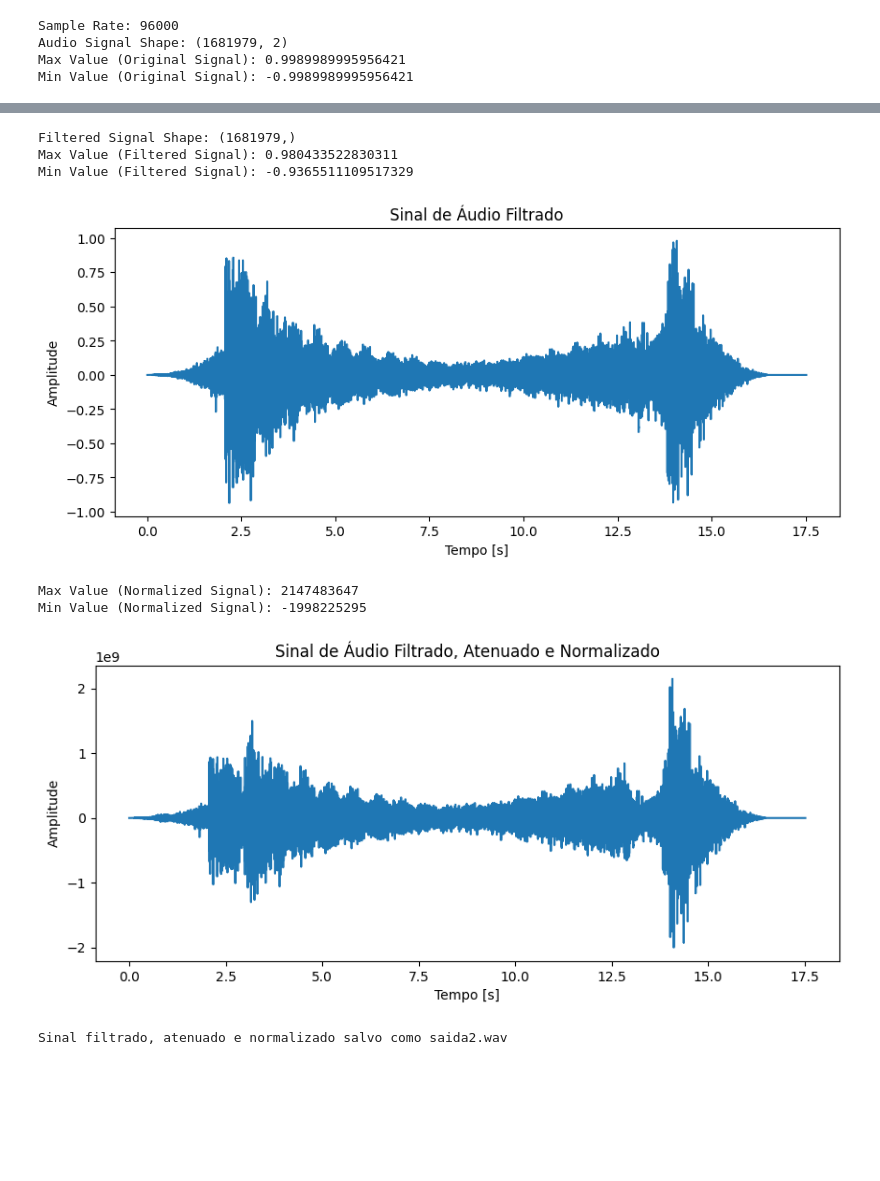
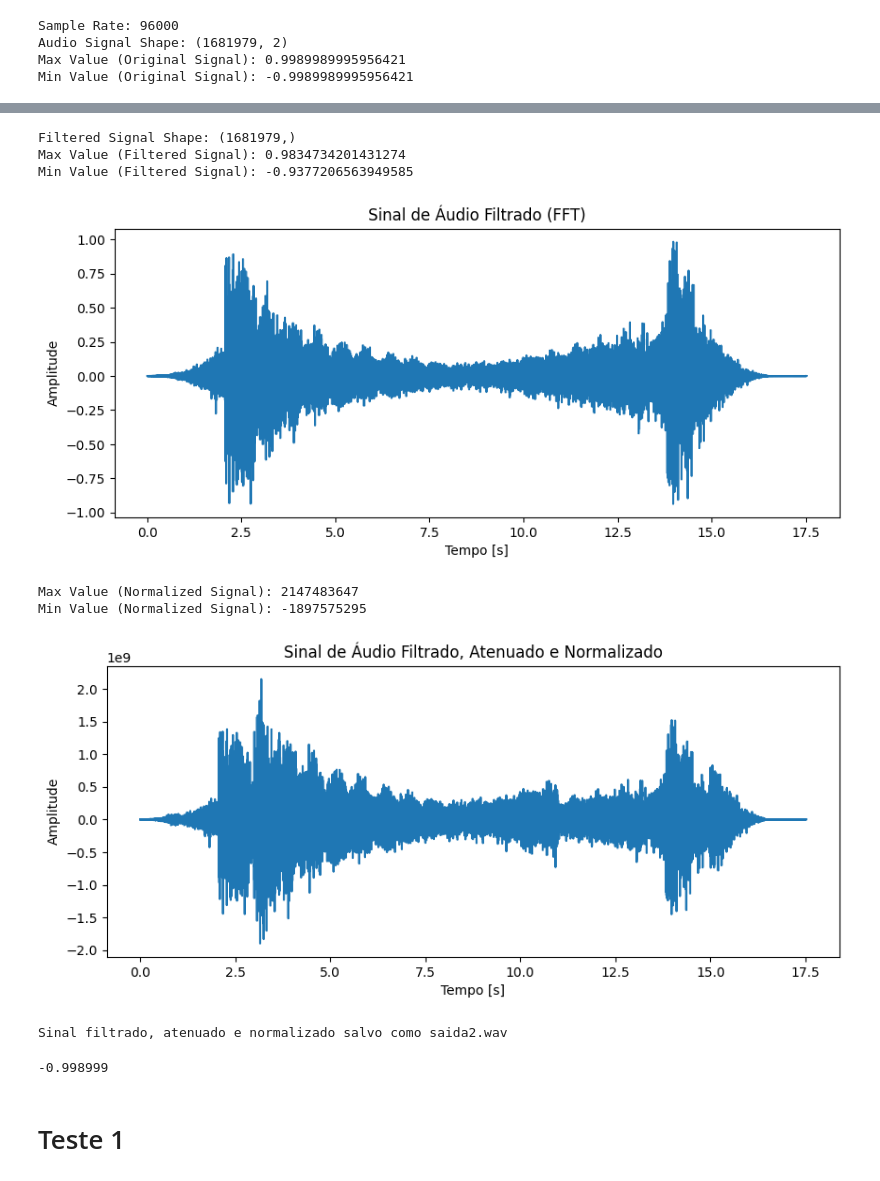
Before and after one commit to welly555/TCC, a Jupyter notebook: teste.ipynb, the cells around one changed output, grey strips where cells are left out. Drawn from its saved outputs; the diff is of its cells as text; code cells hidden in the pictures; blank space fills up the shorter version.

```diff
--- a/teste.ipynb
+++ b/teste.ipynb
@@ -16,6 +19,7 @@ def normalize_audio_int32(data):
     normalized_data = data / max_val * 2147483647
     return normalized_data.astype(np.int32)
 # %%
+# Ler o arquivo de áudio
 sample_rate, audio_signal = wavfile.read('teste.wav')
 
 print(f"Sample Rate: {sample_rate}")
@@ -23,6 +27,7 @@ print(f"Audio Signal Shape: {audio_signal.shape}")
 print(f"Max Value (Original Signal): {np.max(audio_signal)}")
 print(f"Min Value (Original Signal): {np.min(audio_signal)}")
 
+# Plotar o sinal original no domínio do tempo
 plt.figure(figsize=(10, 4))
 time_axis = np.linspace(0, len(audio_signal) / sample_rate, len(audio_signal))
 plt.plot(time_axis, audio_signal)
@@ -31,60 +36,80 @@ plt.xlabel('Tempo [s]')
 plt.ylabel('Amplitude')
 plt.show()
 
+# Se o sinal tiver mais de um canal, selecionar apenas o primeiro canal
 if len(audio_signal.shape) > 1:
-    audio_signal = audio_signal[:,0]
+    audio_signal = audio_signal[:, 0]
 
+
+# Aplicar FFT ao sinal de áudio
+fft_signal = fft(audio_signal)
+frequencies = np.fft.fftfreq(len(audio_signal), 1 / sample_rate)
+
+# Filtrar frequências acima de 1000 Hz
 cutoff_frequency = 1000
-filtered_signal = lowpass_filter(audio_signal,cutoff_frequency, sample_rate)
+fft_signal[np.abs(frequencies) > cutoff_frequency] = 0
+
+# Transformar de volta ao domínio do tempo
+filtered_signal = np.real(ifft(fft_signal))
 
 print(f"Filtered Signal Shape: {filtered_signal.shape}")
 print(f"Max Value (Filtered Signal): {np.max(filtered_signal)}")
 print(f"Min Value (Filtered Signal): {np.min(filtered_signal)}")
 
-# Plotar o sinal filtrado
+# Plotar o sinal filtrado no domínio do tempo
 plt.figure(figsize=(10, 4))
 plt.plot(time_axis, filtered_signal)
-plt.title('Sinal de Áudio Filtrado')
+plt.title('Sinal de Áudio Filtrado (FFT)')
 plt.xlabel('Tempo [s]')
 plt.ylabel('Amplitude')
 plt.show()
 
-segments_to_attenuate = [(1,3),(13,14)]
+# Atenuar segmentos específicos do sinal
+segments_to_attenuate = [(1, 3), (11, 15)]
 attenuation_factor = 0.5
 
 attenuated_signal = filtered_signal.copy()
 for start_time, end_time in segments_to_attenuate:
     start_sample = int(start_time * sample_rate)
     end_sample = int(end_time * sample_rate)
     attenuated_signal[start_sample:end_sample] *= attenuation_factor
 
+# Normalizar o sinal atenuado
 normalized_filtered_signal = normalize_audio_int32(attenuated_signal)
-
+#scaled_normalized_signal = normalized_signal * factor
 print(f"Max Value (Normalized Signal): {np.max(normalized_filtered_signal)}")
 print(f"Min Value (Normalized Signal): {np.min(normalized_filtered_signal)}")
 
+# Plotar o sinal filtrado, atenuado e normalizado
 plt.figure(figsize=(10, 4))
 plt.plot(time_axis, normalized_filtered_signal)
 plt.title('Sinal de Áudio Filtrado, Atenuado e Normalizado')
 plt.xlabel('Tempo [s]')
 plt.ylabel('Amplitude')
 plt.show()
 
+# Salvar o sinal processado como um novo arquivo WAV
 output_filename = 'saida2.wav'
 wavfile.write(output_filename, sample_rate, normalized_filtered_signal)
 
 print(f"Sinal filtrado, atenuado e normalizado salvo como {output_filename}")
 # %% [output]
 Sample Rate: 96000
 Audio Signal Shape: (1681979, 2)
 Max Value (Original Signal): 0.9989989995956421
 Min Value (Original Signal): -0.9989989995956421
 [figure]
 Filtered Signal Shape: (1681979,)
-Max Value (Filtered Signal): 0.980433522830311
-Min Value (Filtered Signal): -0.9365511109517329
+Max Value (Filtered Signal): 0.9834734201431274
+Min Value (Filtered Signal): -0.9377206563949585
-[figure, old version]
+[figure, new version]
 Max Value (Normalized Signal): 2147483647
-Min Value (Normalized Signal): -1998225295
+Min Value (Normalized Signal): -1897575295
-[figure, old version]
+[figure, new version]
 Sinal filtrado, atenuado e normalizado salvo como saida2.wav
+# %%
+max_val = np.max(np.abs(audio_signal))
+normalized_signal = audio_signal / max_val
+print(np.min(audio_signal))
+# %% [output]
+-0.998999
@@ -90,0 +119,2 @@ Sinal filtrado, atenuado e normalizado salvo como saida2.wav
+# %% [markdown]
+# Teste 1
```
Also changed, not shown: parts of 13 cells of this notebook, 2 other files.
